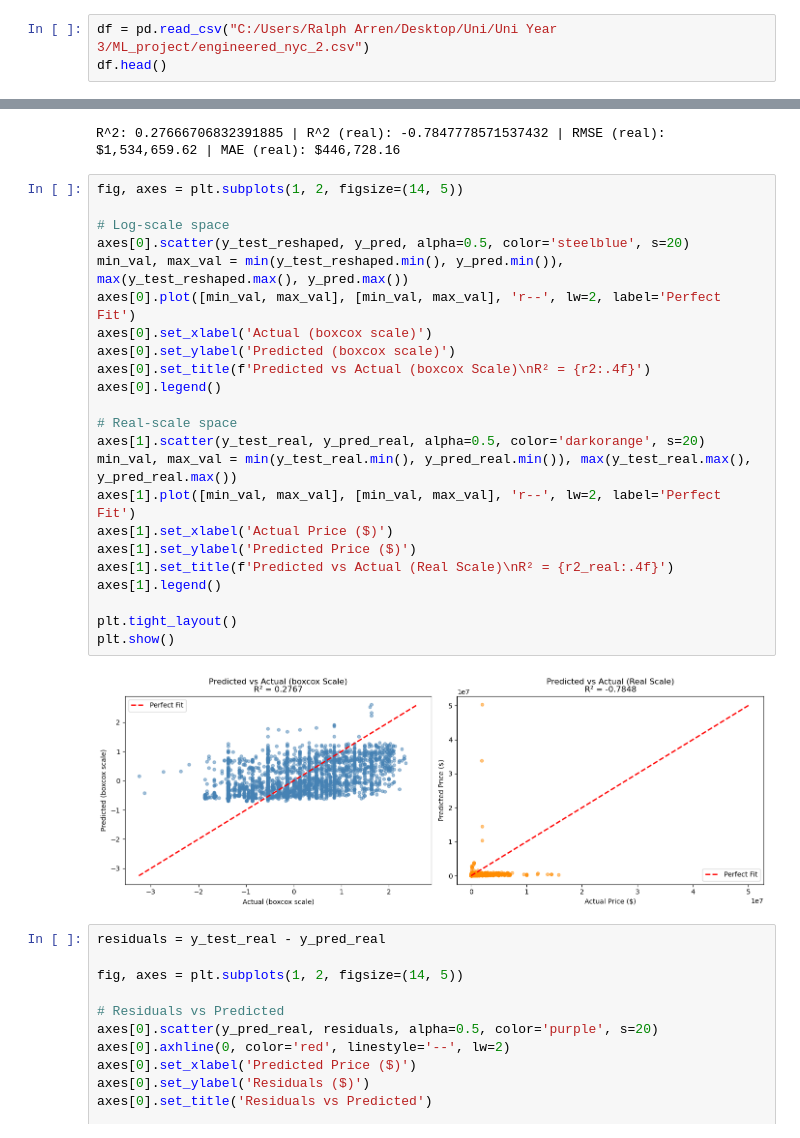
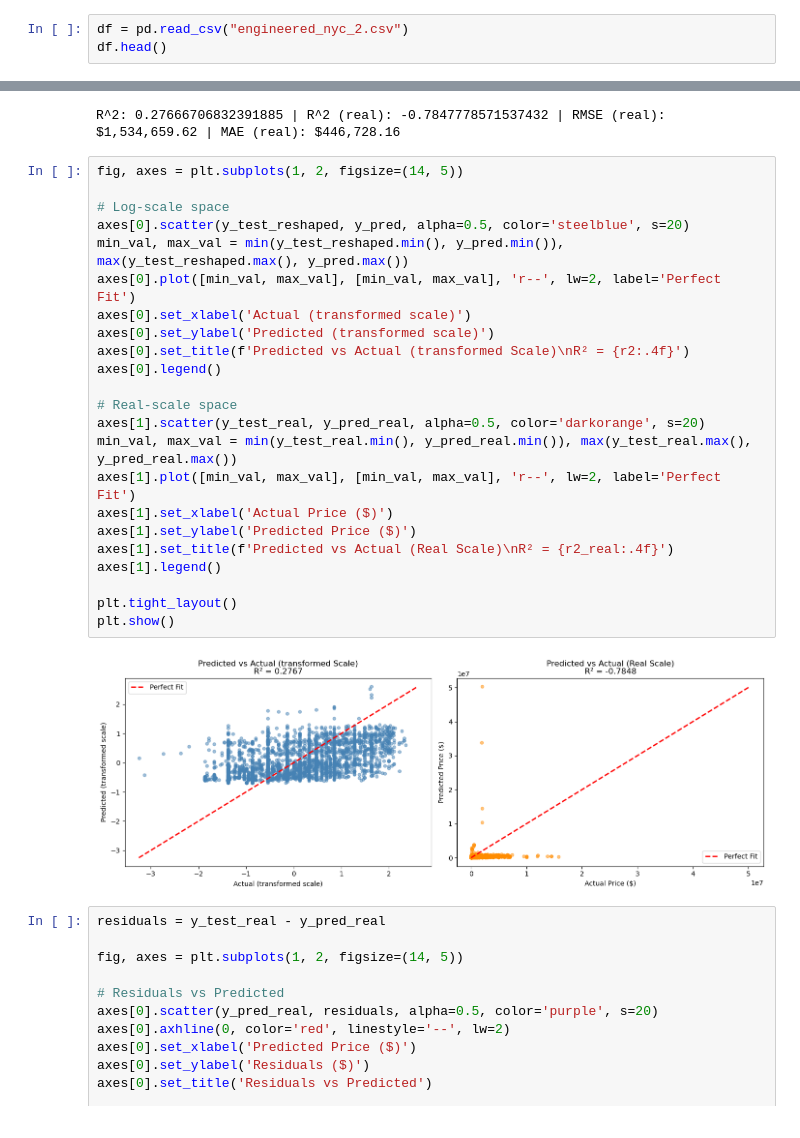
Before and after one commit to powerpetch/ML_project, a Jupyter notebook: Regression_model/reg_note (yeojohnson_finished).ipynb, the cells around one changed output, grey strips where cells are left out. Cells and saved outputs as stored; diff of their text form.

```diff
--- a/Regression_model/reg_note (yeojohnson_finished).ipynb
+++ b/Regression_model/reg_note (yeojohnson_finished).ipynb
@@ -14,7 +14,7 @@ from sklearn.preprocessing import PolynomialFeatures
 from sklearn.pipeline import Pipeline
 from sklearn.preprocessing import PowerTransformer
 # %%
-df = pd.read_csv("C:/Users/Ralph Arren/Desktop/Uni/Uni Year 3/ML_project/engineered_nyc_2.csv")
+df = pd.read_csv("engineered_nyc_2.csv")
 df.head()
 # %% [output]
 |  | Fiscal_Year | Borough | Award | Council_District_num | Sector | Category |
@@ -591,28 +591,28 @@ R^2: 0.27666706832391885 | R^2 (real): -0.7847778571537432 | RMSE (real): $1,534
 # %%
 fig, axes = plt.subplots(1, 2, figsize=(14, 5))
 
 # Log-scale space
 axes[0].scatter(y_test_reshaped, y_pred, alpha=0.5, color='steelblue', s=20)
 min_val, max_val = min(y_test_reshaped.min(), y_pred.min()), max(y_test_reshaped.max(), y_pred.max())
 axes[0].plot([min_val, max_val], [min_val, max_val], 'r--', lw=2, label='Perfect Fit')
-axes[0].set_xlabel('Actual (boxcox scale)')
-axes[0].set_ylabel('Predicted (boxcox scale)')
-axes[0].set_title(f'Predicted vs Actual (boxcox Scale)\nR² = {r2:.4f}')
+axes[0].set_xlabel('Actual (transformed scale)')
+axes[0].set_ylabel('Predicted (transformed scale)')
+axes[0].set_title(f'Predicted vs Actual (transformed Scale)\nR² = {r2:.4f}')
 axes[0].legend()
 
 # Real-scale space
 axes[1].scatter(y_test_real, y_pred_real, alpha=0.5, color='darkorange', s=20)
 min_val, max_val = min(y_test_real.min(), y_pred_real.min()), max(y_test_real.max(), y_pred_real.max())
 axes[1].plot([min_val, max_val], [min_val, max_val], 'r--', lw=2, label='Perfect Fit')
 axes[1].set_xlabel('Actual Price ($)')
 axes[1].set_ylabel('Predicted Price ($)')
 axes[1].set_title(f'Predicted vs Actual (Real Scale)\nR² = {r2_real:.4f}')
 axes[1].legend()
 
 plt.tight_layout()
 plt.show()
 # %% [output]
-[figure, old version]
+[figure, new version]
 # %%
 residuals = y_test_real - y_pred_real
 
```
Also changed, not shown: parts of 2 cells of this notebook.
